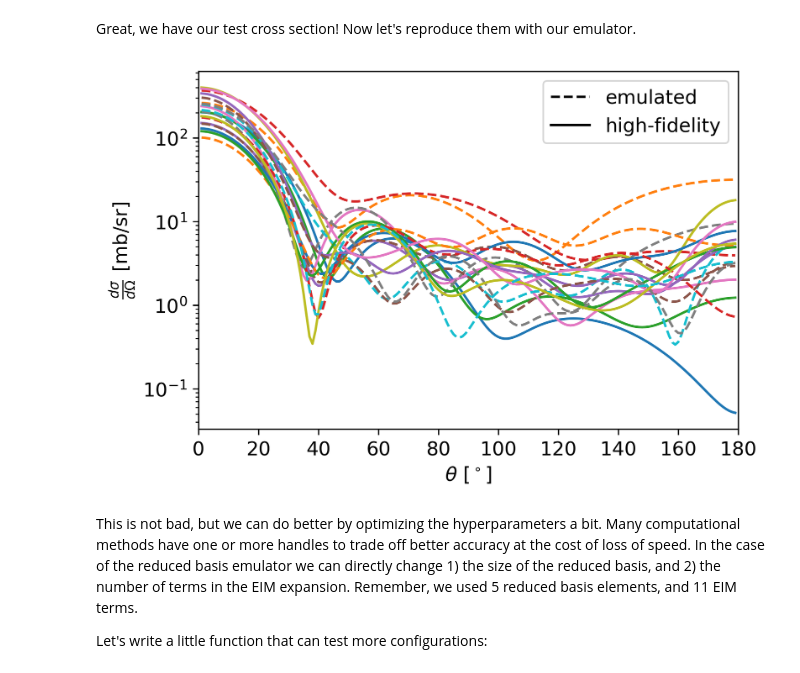
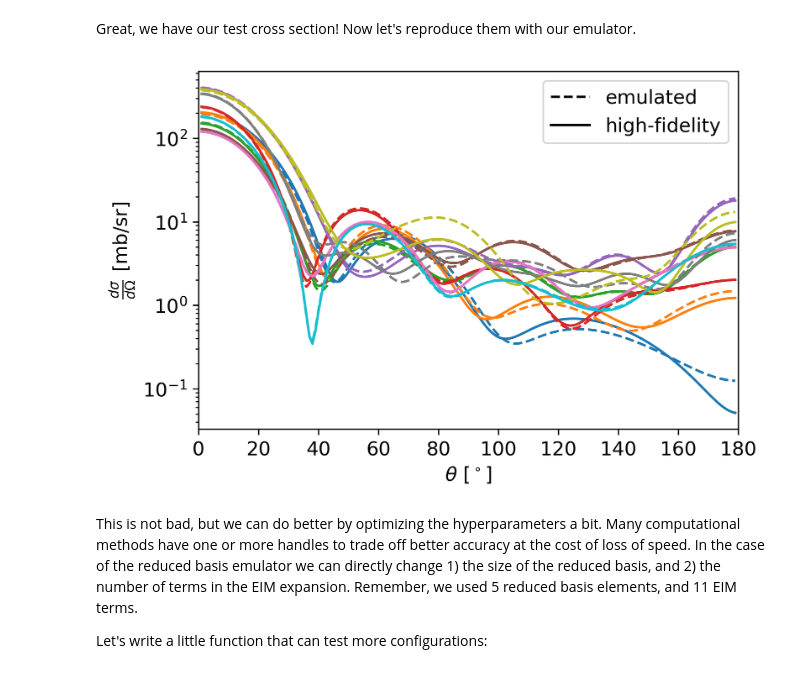
Before and after one commit to bandframework/rose, a Jupyter notebook: tutorials/K - ROSE_tutorial_1_building_an_emulator.ipynb, the cells around one changed output. Saved outputs shown, nothing was run; the diff lists cells and outputs as text; code cells hidden in the pictures.

```diff
--- a/tutorials/K - ROSE_tutorial_1_building_an_emulator.ipynb
+++ b/tutorials/K - ROSE_tutorial_1_building_an_emulator.ipynb
@@ -235,7 +235,7 @@ emulator = rose.ScatteringAmplitudeEmulator.from_train(
     interactions,
     training_samples,
     l_max,
-    n_basis=4,
+    n_basis=5,
     angles=angles / 180 * np.pi,
     hf_tols=[
         10 ** (-9),
@@ -270,31 +270,29 @@ test_CS_emu = []
 for params in tqdm(test_samples):
     test_CS_emu.append(emulator.emulate_dsdo(params))
 # %%
-from matplotlib.lines import Line2D
-
 fig, ax = plt.subplots(figsize=(6, 4), dpi=300)
 fig.patch.set_facecolor("white")
 
 # only plot some of them so the plot isn't too cluttered
 for i in range(10):
-    # p = ax.plot(angles, test_CS[i])
-    # ax.plot(angles, test_CS_emu[i], linestyle= "dashed" ,color=p[0].get_color())
+    p = ax.plot(angles, test_CS[i])
+    ax.plot(angles, test_CS_emu[i], linestyle= "dashed" ,color=p[0].get_color())
 
-    ax.plot(angles, test_CS[i])
-    ax.plot(angles, test_CS_emu[i], linestyle= "dashed" )
+    # ax.plot(angles, test_CS[i])
+    # ax.plot(angles, test_CS_emu[i], linestyle= "dashed" )
 
 legend_styles = [
     Line2D([0], [0], color="k", linestyle="--"),
     Line2D([0], [0], color="k"),
 ]
 ax.legend(legend_styles, ["emulated", "high-fidelity"])
 ax.set_yscale("log")
 plt.xlim([0, 180])
 plt.xlabel(r"$\theta$ [$^\circ$]")
 plt.ylabel(r"$\frac{d \sigma}{d \Omega}$ [mb/sr]")
 plt.show()
 # %% [output]
-[figure, old version]
+[figure, new version]
 # %% [markdown]
 This is not bad, but we can do better by optimizing the hyperparameters a bit. Many computational methods have one or more handles to trade off better accuracy at the cost of loss of speed. In the case of the reduced basis emulator we can directly change 1) the size of the reduced basis, and 2) the number of terms in the EIM expansion. Remember, we used 5 reduced basis elements, and 11 EIM terms.
 
```
Also changed, not shown: parts of 13 cells of this notebook.
